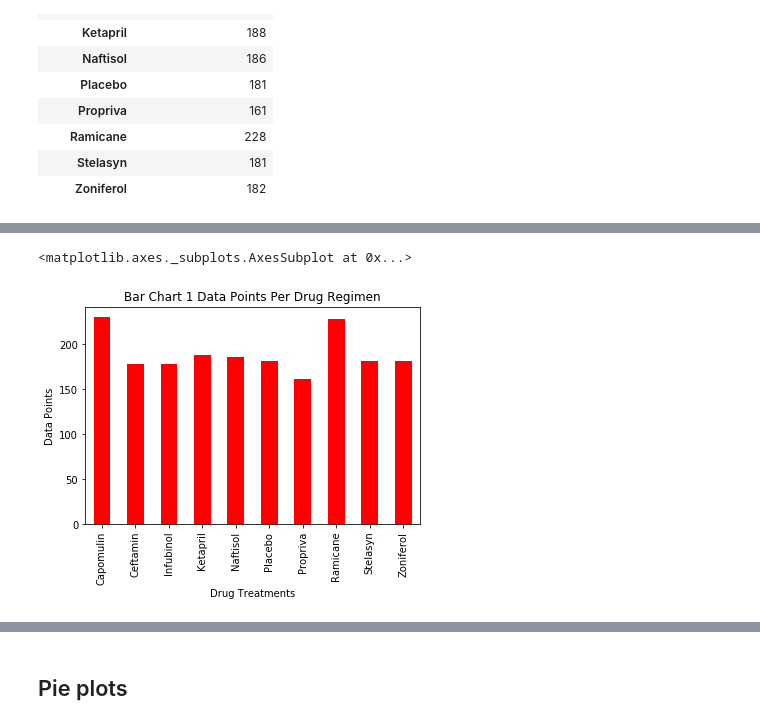
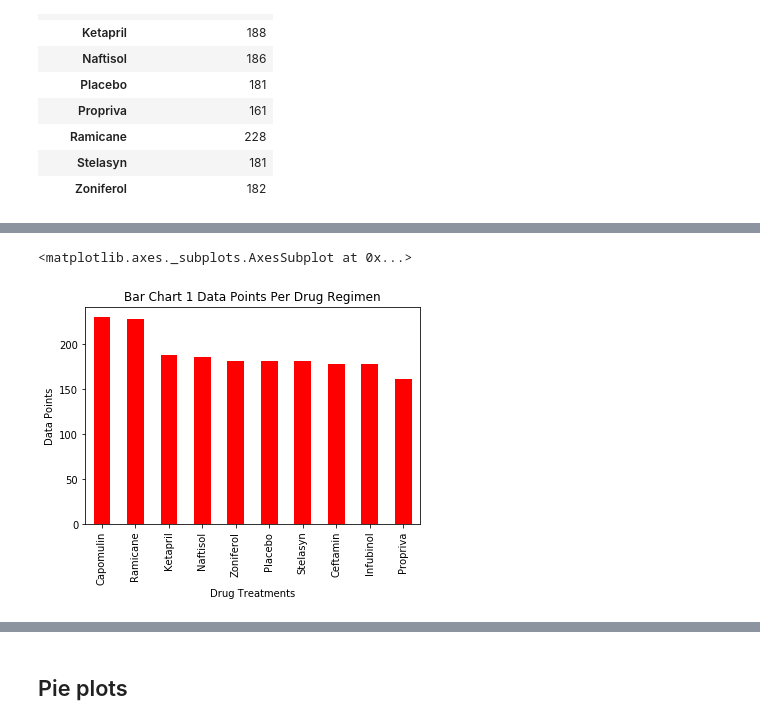
Before and after one commit to jamc7196/github_boot_camp, a Jupyter notebook: Maplotlib-challenge/Pymaceuticals/pymaceuticals_starter.ipynb, the cells around one changed output, grey strips where cells are left out. Cells and saved outputs as stored; diff of their text form; code cells hidden in the pictures.

```diff
--- a/Maplotlib-challenge/Pymaceuticals/pymaceuticals_starter.ipynb
+++ b/Maplotlib-challenge/Pymaceuticals/pymaceuticals_starter.ipynb
@@ -80,3 +98,7 @@ barchart_analysis.head(10) #test successfull Data Frame generated
 | Ramicane | 228 |
 | Stelasyn | 181 |
 | Zoniferol | 182 |
+# %%
+#sort the data frame for futher analysis
+BarChanaylsis =barchart_analysis.sort_values(["Tumor Volume (mm3)"], ascending=False)
+BarChanaylsis.head(10)#test succesfully data frame generated
@@ -83,13 +118,13 @@ barchart_analysis.head(10) #test successfull Data Frame generated
 # %%
 #Generate Chart with labels and give them some format
-pandas_barchart = barchart_analysis.plot.bar(legend=False, color="red",rot=90)
+pandas_barchart = BarChanaylsis.plot.bar(legend=False, color="red",rot=90)
 plt.title("Bar Chart 1 Data Points Per Drug Regimen")
 plt.xlabel("Drug Treatments")
 plt.ylabel("Data Points")
 pandas_barchart #test succesfull chart generated
 # %% [output]
 <matplotlib.axes._subplots.AxesSubplot at 0x...>
-[figure, old version]
+[figure, new version]
 # %%
 # Generate a bar plot showing number of data points for each treatment regimen using pyplot
 #Stablish the x axs with len on the data points, afterwards create a loop with the tick locations of the drug regime
```
Also changed, not shown: parts of 36 cells of this notebook.
